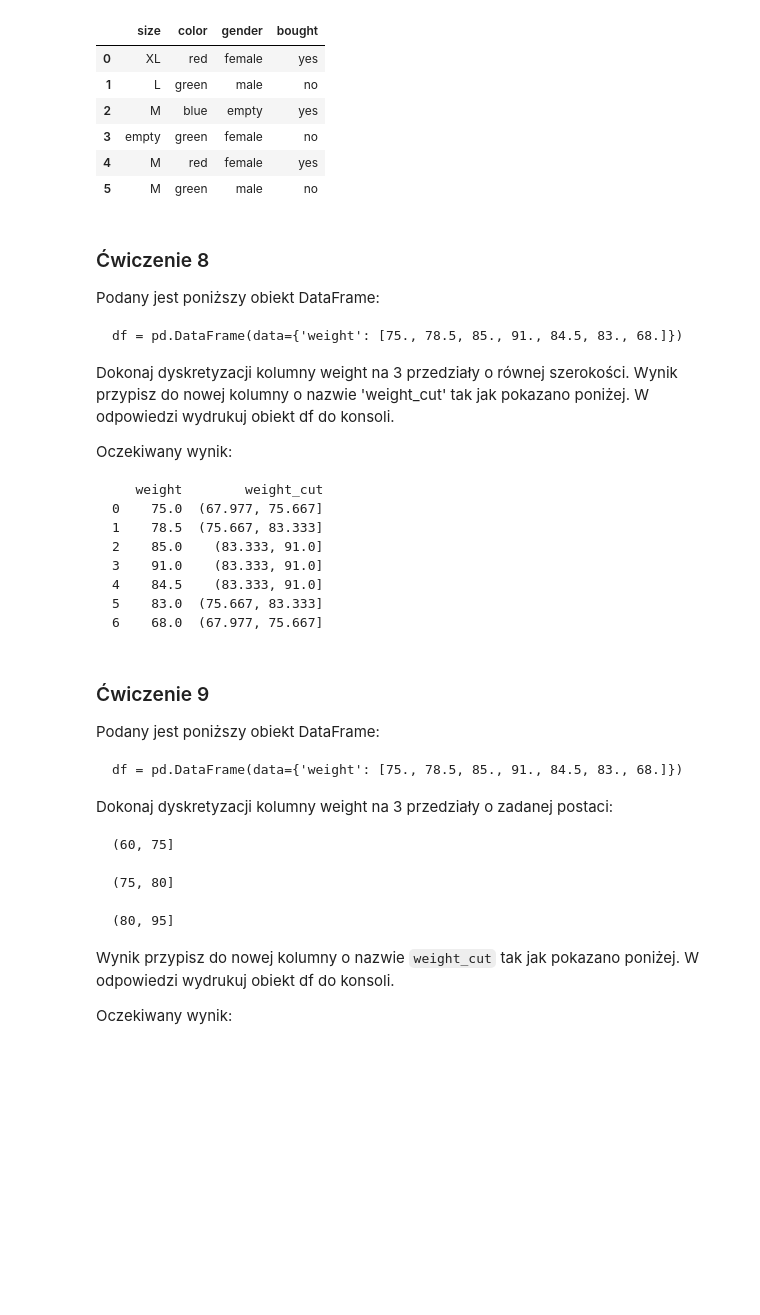
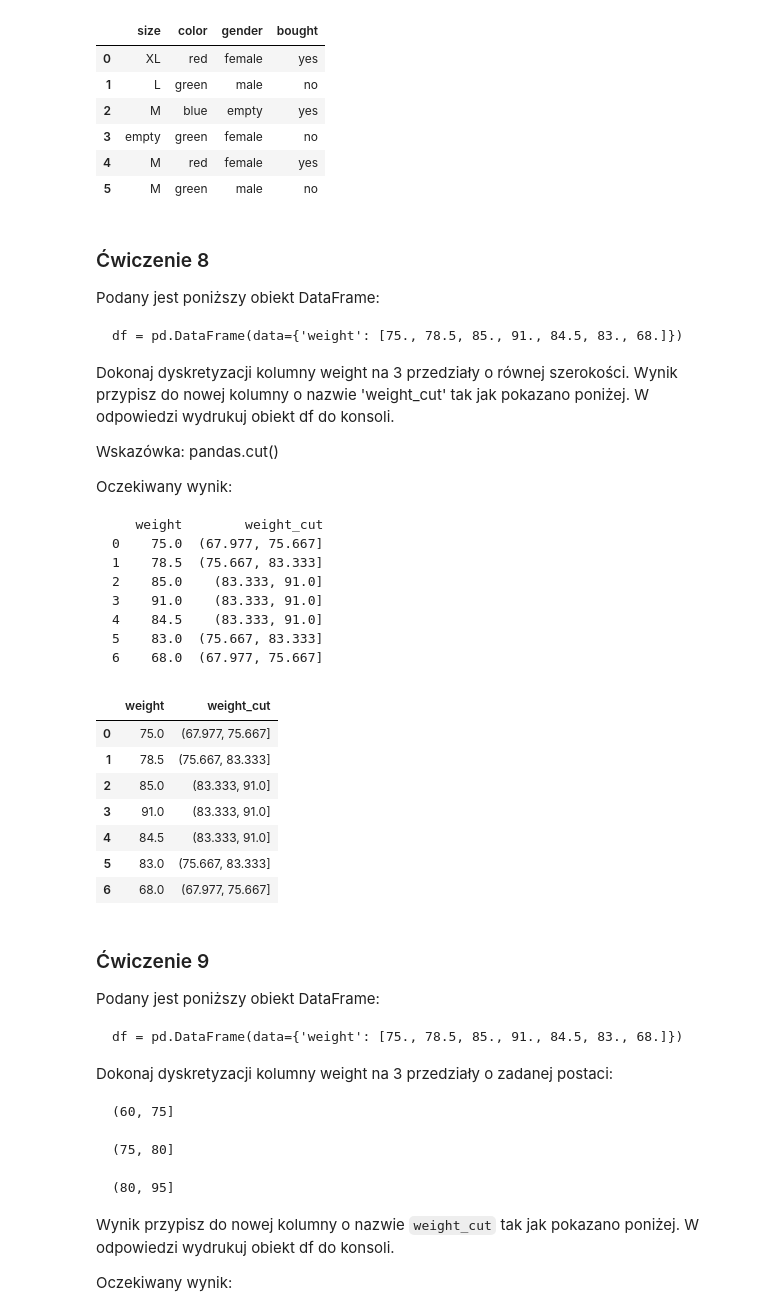
Before and after one commit to tomasz450/Uczenie-maszynowe-w-Python-25-11-24, a Jupyter notebook: 8. ZADANIA/machine learning/1-10/1-10 zadania machine learning.ipynb, the cells around one changed output. Cells and saved outputs as stored; diff of their text form; code cells hidden in the pictures; blank space fills up the shorter version.

```diff
--- a/8. ZADANIA/machine learning/1-10/1-10 zadania machine learning.ipynb
+++ b/8. ZADANIA/machine learning/1-10/1-10 zadania machine learning.ipynb
@@ -490,7 +490,7 @@ df = pd.DataFrame(data={'weight': [75., 78.5, 85., 91., 84.5, 83., 68.]})
 
 Dokonaj dyskretyzacji kolumny weight na 3 przedziały o równej szerokości. Wynik przypisz do nowej kolumny o nazwie 'weight_cut' tak jak pokazano poniżej. W odpowiedzi wydrukuj obiekt df do konsoli.
 
-
+Wskazówka: pandas.cut()
 
 Oczekiwany wynik:
 
@@ -509,6 +509,18 @@ Oczekiwany wynik:
 import pandas as pd
 
 df = pd.DataFrame(data={'weight': [75., 78.5, 85., 91., 84.5, 83., 68.]})
+# %%
+df['weight_cut'] = pd.cut(df['weight'], bins=3)
+df
+# %% [output]
+|  | weight | weight_cut |
+| 0 | 75.0 | (67.977, 75.667] |
+| 1 | 78.5 | (75.667, 83.333] |
+| 2 | 85.0 | (83.333, 91.0] |
+| 3 | 91.0 | (83.333, 91.0] |
+| 4 | 84.5 | (83.333, 91.0] |
+| 5 | 83.0 | (75.667, 83.333] |
+| 6 | 68.0 | (67.977, 75.667] |
 # %%
 # tutaj wpisz rozwiązanie
 # %% [markdown]
```
Also changed, not shown: parts of 6 cells of this notebook.
